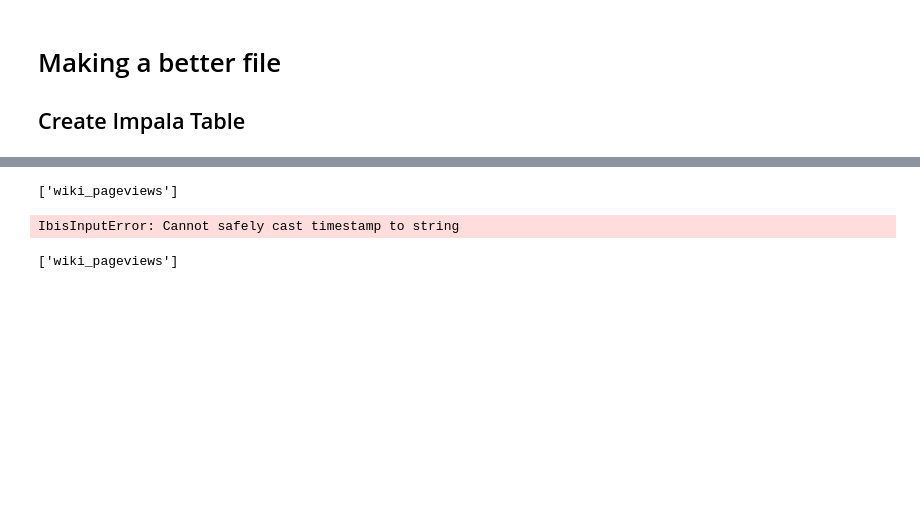
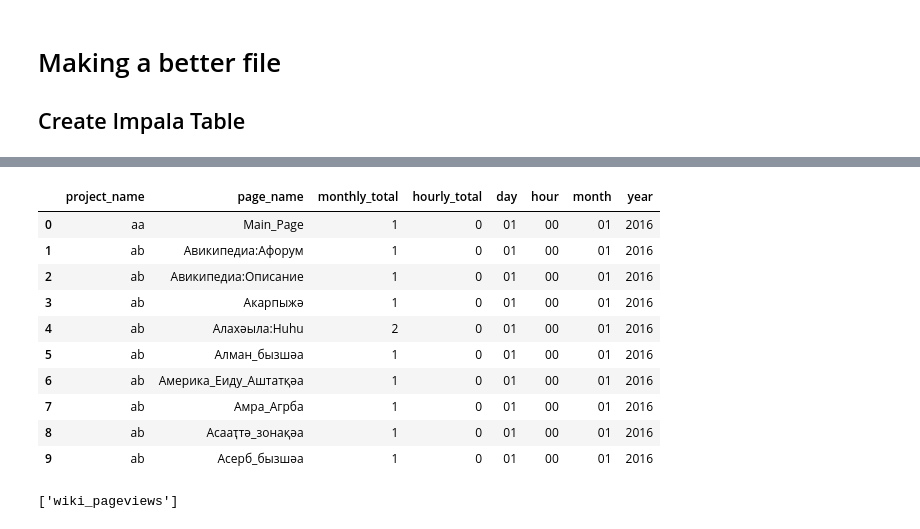
Before and after one commit to hougs/py-hadoop-tutorial, a Jupyter notebook: Moving data around.ipynb, the cells around one changed output, grey strips where cells are left out. Drawn from its saved outputs; the diff is of its cells as text; code cells hidden in the pictures; blank space fills up the shorter version.

Commit message:
Fix schema issues with creating tables. Make robust to reruns.

```diff
--- a/Moving data around.ipynb
+++ b/Moving data around.ipynb
@@ -108,24 +112,31 @@ ibis_conn.execute(pageviews_tbl.count())
-# %%
-u_juliet_db = ibis_conn.database('u_juliet')
-u_juliet_db.tables
-# %% [output]
-['wiki_pageviews']
+# %%
+ibis_conn.execute(pageviews_tbl.limit(10))
+# %% [output]
+|  | project_name | page_name | monthly_total | hourly_total | day | hour | month | year |
+| 0 | aa | Main_Page | 1 | 0 | 01 | 00 | 01 | 2016 |
+| 1 | ab | Авикипедиа:Афорум | 1 | 0 | 01 | 00 | 01 | 2016 |
+| 2 | ab | Авикипедиа:Описание | 1 | 0 | 01 | 00 | 01 | 2016 |
+| 3 | ab | Акарпыжә | 1 | 0 | 01 | 00 | 01 | 2016 |
+| 4 | ab | Алахәыла:Huhu | 2 | 0 | 01 | 00 | 01 | 2016 |
+| 5 | ab | Алман_бызшәа | 1 | 0 | 01 | 00 | 01 | 2016 |
+| 6 | ab | Америка_Еиду_Аштатқәа | 1 | 0 | 01 | 00 | 01 | 2016 |
+| 7 | ab | Амра_Агрба | 1 | 0 | 01 | 00 | 01 | 2016 |
+| 8 | ab | Асааҭтә_зонақәа | 1 | 0 | 01 | 00 | 01 | 2016 |
+| 9 | ab | Асерб_бызшәа | 1 | 0 | 01 | 00 | 01 | 2016 |
 # %%
 def gz_2_data_insert(data_dir, db_expr):
     tmp_table = ibis_conn.delimited_file(hdfs_dir=data_dir,
                                   schema=file_schema,
                                   delimiter=' ')
-    pdtime = to_pd_dt(data_dir.split("/")[-1])
+    year, month, day, hour = extract_datetime(data_dir.split("/")[-1])
     # create a column named time
-    tmp_w_time = tmp_table.mutate(time=pdtime)
+    tmp_w_time = tmp_table.mutate(year=year, month=month, day=day, hour=hour)
     if 'wiki_pageviews' in db_expr.tables:
         ibis_conn.insert('wiki_pageviews', tmp_w_time, database='u_juliet')
     else:
         ibis_conn.create_table('wiki_pageviews', obj=tmp_w_time, database='u_juliet')
 
-gz_2_data_insert(hdfs_gz_dirs[4], u_juliet_db)
+[gz_2_data_insert(data_dir, u_juliet_db) for data_dir in hdfs_gz_dirs]
-# %% [output]
-IbisInputError: Cannot safely cast timestamp to string
 # %%
 u_juliet_db.tables
 # %% [output]
```
Also changed, not shown: parts of 5 cells of this notebook, 3 other files.
